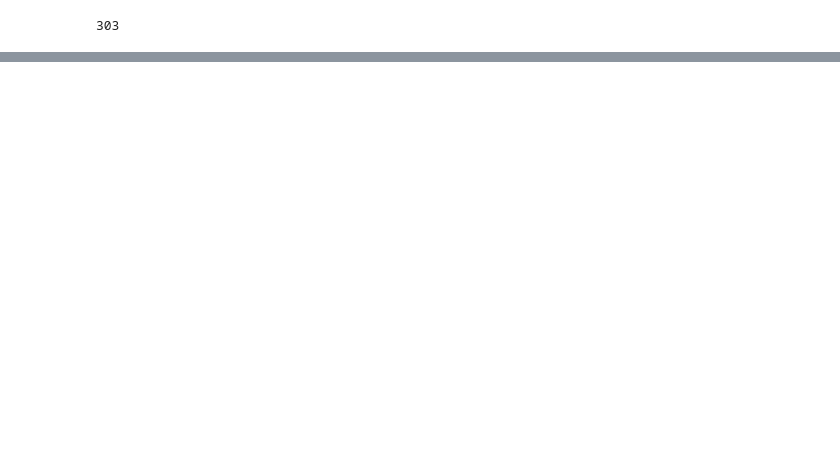
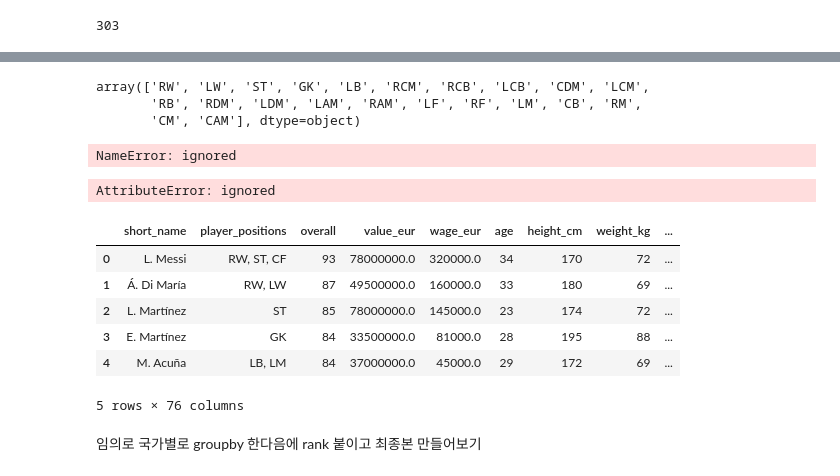
Before and after one commit to 2022-FIFA-World-Cup-Qatar-BigData/data, a Jupyter notebook: FIFA_input_dataframe.ipynb, the cells around one changed output, grey strips where cells are left out. Drawn from its saved outputs; the diff is of its cells as text; code cells hidden in the pictures; blank space fills up the shorter version.

```diff
--- a/FIFA_input_dataframe.ipynb
+++ b/FIFA_input_dataframe.ipynb
@@ -243,0 +213,4 @@ player 데이터 합치기
+# %%
+df_player_22['year'] = 2021 # 2022 - 1
+df_player_23['year'] = 2022 # 2023 - 1
+df_player = pd.concat([df_player_22, df_player_23], ignore_index=True)
@@ -243,0 +221,13 @@ player 데이터 합치기
+# %%
+player_power = df_player['nation_position'].unique()
+player_power
+# rcm , lcm -> cm 으로 바꿔주기
+# lcb, rcb -> cb 로 바꿔주기
+# lam, ram -> cam
+# rdm , ldm -> cdm
+# %% [output]
+array(['RW', 'LW', 'ST', 'GK', 'LB', 'RCM', 'RCB', 'LCB', 'CDM', 'LCM',
+       'RB', 'RDM', 'LDM', 'LAM', 'RAM', 'LF', 'RF', 'LM', 'CB', 'RM',
+       'CM', 'CAM'], dtype=object)
+# %%
+df_player['point'] = np.nan
@@ -243,0 +247,32 @@ player 데이터 합치기
+# %%
+for index in df_player.index:
+  key = df_player.loc[index, ['nation_position']][0]
+  key = str(key)
+  if key == 'B': # 수비수 - lwb, rwb, lb, cb, rb
+    data = max(df_player.loc[index, ['lwb', 'rwb', 'lb', 'cb', 'rb']])
+  elif key == 'M': # 미드필더 - cam, lm, cm, rm, cdm,
+    data = max(df_player.loc[index, ['cam', 'lm', 'cm', 'rm','cdm']])
+  elif key == 'W': # 공격수 - st, lw, rw, lf , cf, rf,
+    data = max(df_player.loc[index, ['st', 'lw', 'rw', 'lf', 'cf', 'rf']])
+  elif key == 'G': # 골키퍼 - gk
+    data = max(df_player.loc[index, ['gk']])
+  df_player.loc[index, ['point']] = float(data)
+# %% [output]
+NameError: ignored
+# %%
+# 각 나라에서 해당 position이 몇위인지 ex) B1, B2, .. , M1, M2, ..
+df_player['rank_in_nation'] = df_player.groupby("nationality_name").groupby("nation_postion")['point'].rank(method="first", ascending=False)
+# %% [output]
+AttributeError: ignored
+# %%
+df_player.head()
+# %% [output]
+|  | short_name | player_positions | overall | value_eur | wage_eur | age | height_cm | weight_kg | ... |
+| 0 | L. Messi | RW, ST, CF | 93 | 78000000.0 | 320000.0 | 34 | 170 | 72 | ... |
+| 1 | Á. Di María | RW, LW | 87 | 49500000.0 | 160000.0 | 33 | 180 | 69 | ... |
+| 2 | L. Martínez | ST | 85 | 78000000.0 | 145000.0 | 23 | 174 | 72 | ... |
+| 3 | E. Martínez | GK | 84 | 33500000.0 | 81000.0 | 28 | 195 | 88 | ... |
+| 4 | M. Acuña | LB, LM | 84 | 37000000.0 | 45000.0 | 29 | 172 | 69 | ... |
+5 rows × 76 columns
+# %% [markdown]
+임의로 국가별로 groupby 한다음에 rank 붙이고 최종본 만들어보기
```
Also changed, not shown: parts of 54 cells of this notebook, 2 other files.
